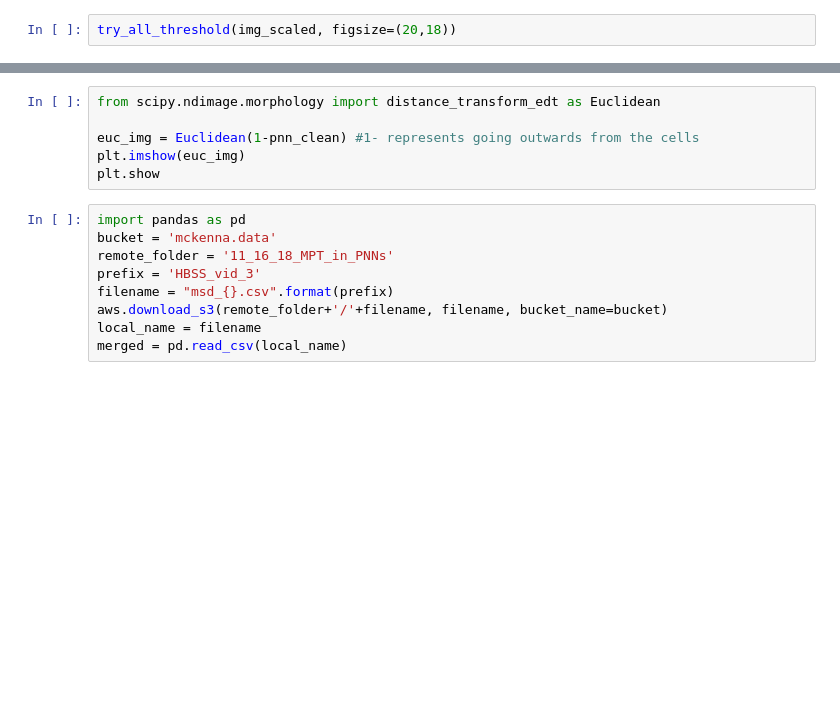
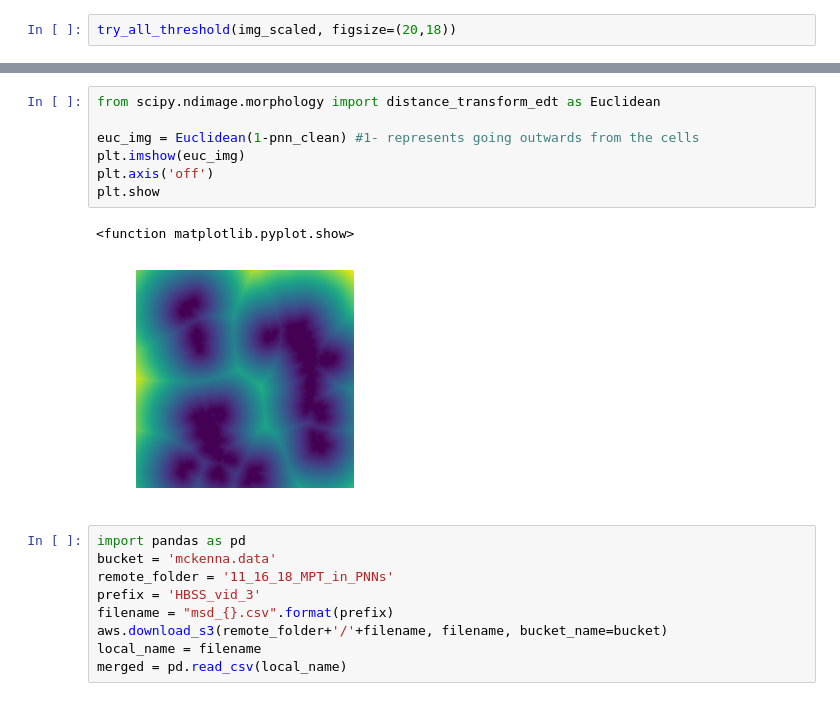
Before and after one commit to Nance-Lab/diff_classifier, a Jupyter notebook: notebooks/development/PNN_binning_example_workthrough.ipynb, the cells around one changed output, grey strips where cells are left out. Cells and saved outputs as stored; diff of their text form; blank space fills up the shorter version.

```diff
--- a/notebooks/development/PNN_binning_example_workthrough.ipynb
+++ b/notebooks/development/PNN_binning_example_workthrough.ipynb
@@ -235,9 +253,13 @@ plt.show()
 # %%
 from scipy.ndimage.morphology import distance_transform_edt as Euclidean
 
 euc_img = Euclidean(1-pnn_clean) #1- represents going outwards from the cells
 plt.imshow(euc_img)
+plt.axis('off')
 plt.show
+# %% [output]
+<function matplotlib.pyplot.show>
+[figure, added]
 # %%
 import pandas as pd
 bucket = 'mckenna.data'
```
Also changed, not shown: parts of 11 cells of this notebook, 2 other files.
